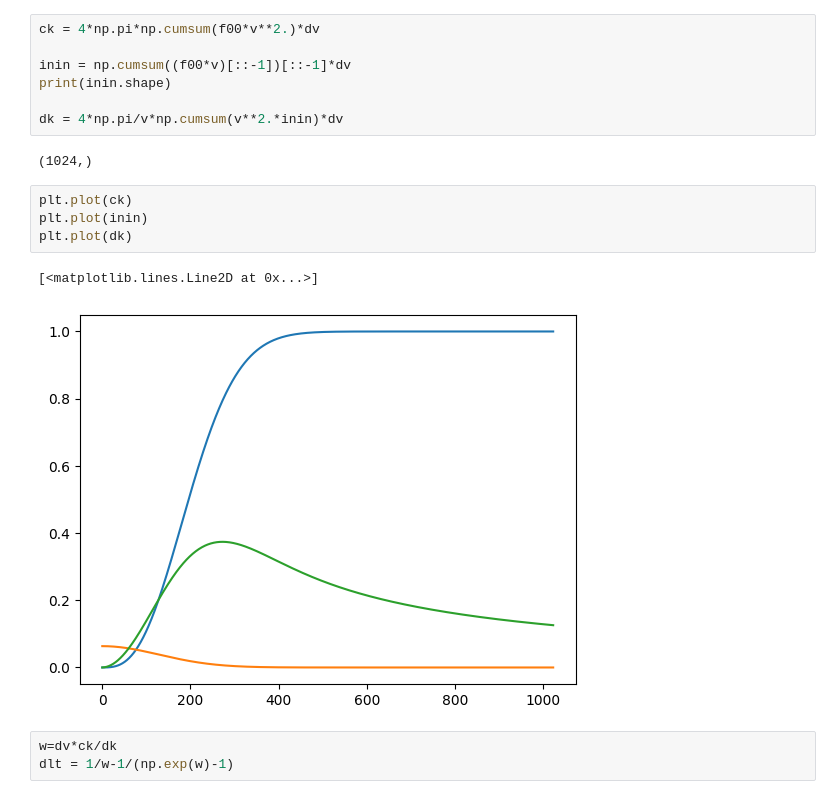
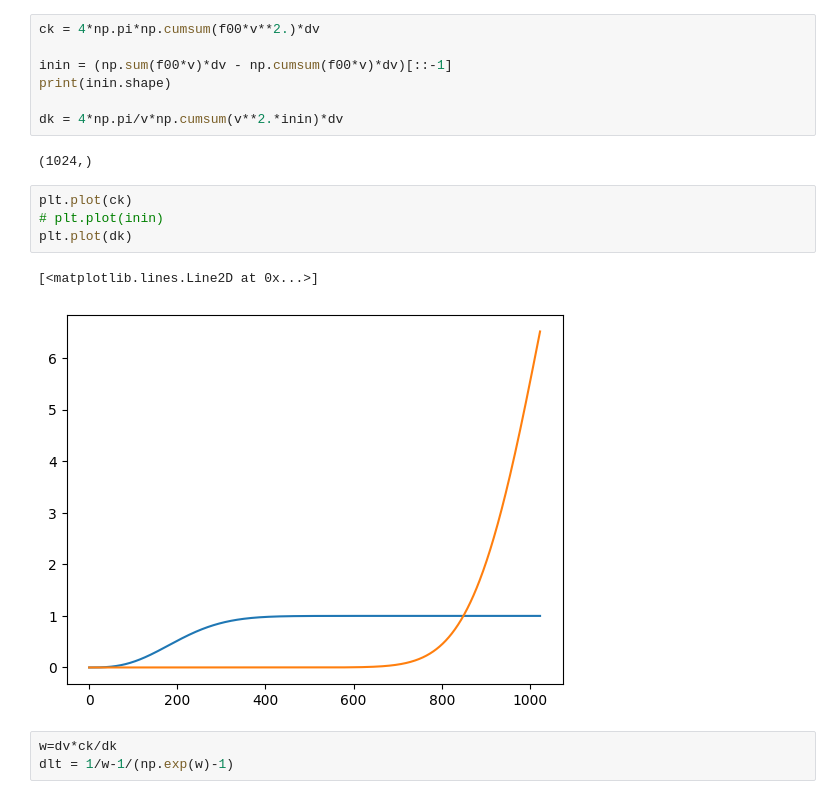
Before and after one commit to ergodicio/adept, a Jupyter notebook: efvp.ipynb, the cells around one changed output. Saved outputs shown, nothing was run; the diff lists cells and outputs as text.

```diff
--- a/efvp.ipynb
+++ b/efvp.ipynb
@@ -24,7 +24,7 @@ plt.semilogy(v, f00)
 # %%
 ck = 4*np.pi*np.cumsum(f00*v**2.)*dv
 
-inin = np.cumsum((f00*v)[::-1])[::-1]*dv
+inin = (np.sum(f00*v)*dv - np.cumsum(f00*v)*dv)[::-1]
 print(inin.shape)
 
 dk = 4*np.pi/v*np.cumsum(v**2.*inin)*dv
@@ -32,11 +32,11 @@ dk = 4*np.pi/v*np.cumsum(v**2.*inin)*dv
 (1024,)
 # %%
 plt.plot(ck)
-plt.plot(inin)
+# plt.plot(inin)
 plt.plot(dk)
 # %% [output]
 [<matplotlib.lines.Line2D at 0x...>]
-[figure, old version]
+[figure, new version]
 # %%
 w=dv*ck/dk
 dlt = 1/w-1/(np.exp(w)-1)
```
Also changed, not shown: parts of 6 cells of this notebook, 6 other files.
